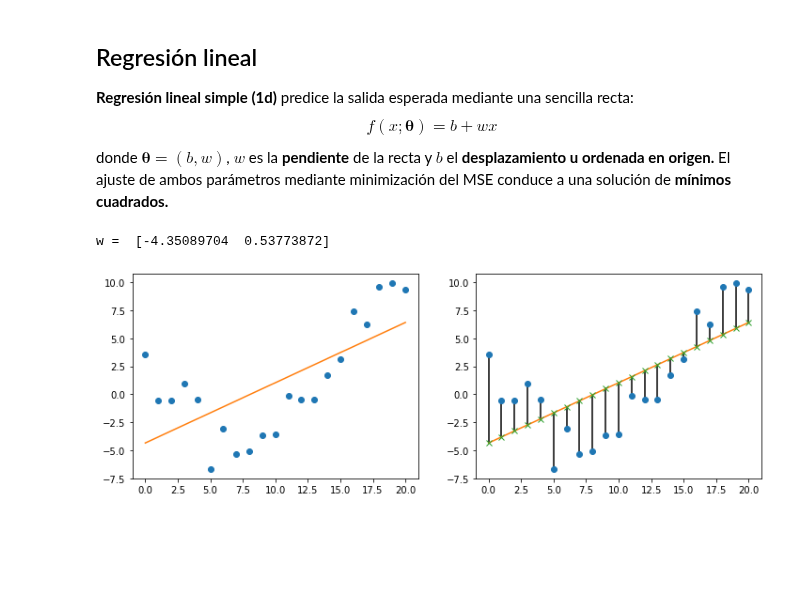
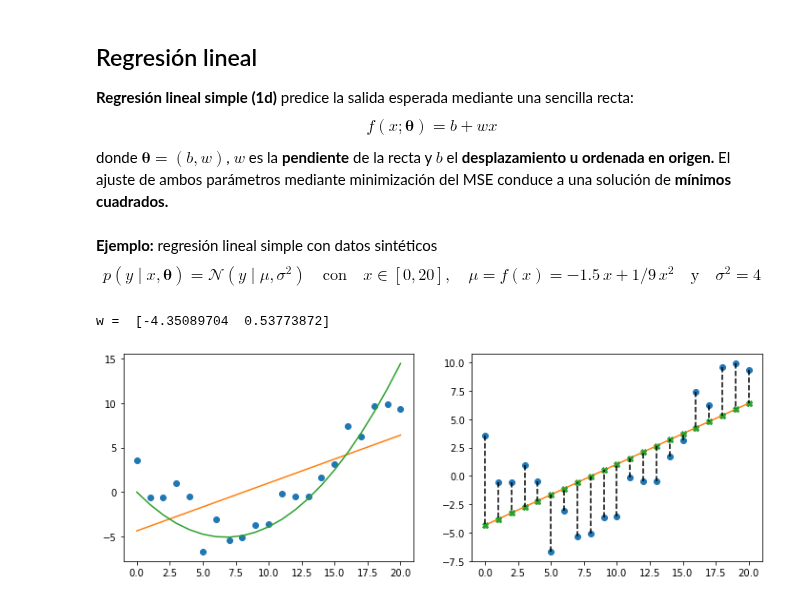
Before and after one commit to AlfonsJ/PML1, a Jupyter notebook: T01 Introducción/1.2 Aprendizaje supervisado/1.2.2 Regresión.ipynb, the cells around one changed output. Drawn from its saved outputs; the diff is of its cells as text; code cells hidden in the pictures; blank space fills up the shorter version.

```diff
--- a/T01 Introducción/1.2 Aprendizaje supervisado/1.2.2 Regresión.ipynb
+++ b/T01 Introducción/1.2 Aprendizaje supervisado/1.2.2 Regresión.ipynb
@@ -39,17 +34,25 @@ plt.scatter(X, y); plt.plot(X, w[0] * X + w[1] * np.square(X));
 $$f(x;\boldsymbol{\theta})=b+wx$$
 donde $\boldsymbol{\theta}=(b ,w)$, $w$ es la **pendiente** de la recta y $b$ el **desplazamiento u ordenada en origen.**
 El ajuste de ambos parámetros mediante minimización del MSE conduce a una solución de **mínimos cuadrados.**
+# %% [markdown]
+**Ejemplo:** regresión lineal simple con datos sintéticos
+$$p(y\mid x,\boldsymbol\theta)%
+=\mathcal{N}(y\mid \mu, \sigma^2)
+\quad\text{con}\quad x\in[0, 20],\quad\mu=f(x)=-1.5\,x + 1/9\,x^2\quad\text{y}\quad\sigma^2=4$$
 # %%
 import numpy as np
 import matplotlib.pyplot as plt
+np.random.seed(0); N = 21; w = np.array([-1.5, 1/9.]); sigma = 2
+X = np.linspace(0.0, 20, N)
+y_mean = w[0] * X + w[1] * np.square(X)
+y = y_mean + np.random.normal(0, sigma, N)
 X1 = np.c_[np.ones((N, 1)), X]
 w = np.linalg.lstsq(X1, y, rcond=None)[0]; y_pred = X1 @ w
 print("w = ", w); fig, axes = plt.subplots(1, 2, figsize=(12, 4))
-axes[0].plot(X, y, 'o'); axes[0].plot(X, y_pred, '-')
+ax = axes[0]; ax.plot(X, y, 'o'); ax.plot(X, y_pred, '-'); ax.plot(X, y_mean, '-')
+ax = axes[1]; ax.plot(X, y, 'o'); ax.plot(X, y_pred, '-'); ax.plot(X, y_pred, 'X');
 for x0, y0, y_hat in zip(X, y, y_pred):
-    axes[1].plot([x0, x0], [y0, y_hat], 'k-')
-axes[1].plot(X, y, 'o'); axes[1].plot(X, y_pred, '-')
-axes[1].plot(X, y_pred, 'x');
+    ax.plot([x0, x0], [y0, y_hat], 'k--')
 # %% [output]
 w =  [-4.35089704  0.53773872]
-[figure, old version]
+[figure, new version]
```
Also changed, not shown: parts of 1 cell of this notebook.
